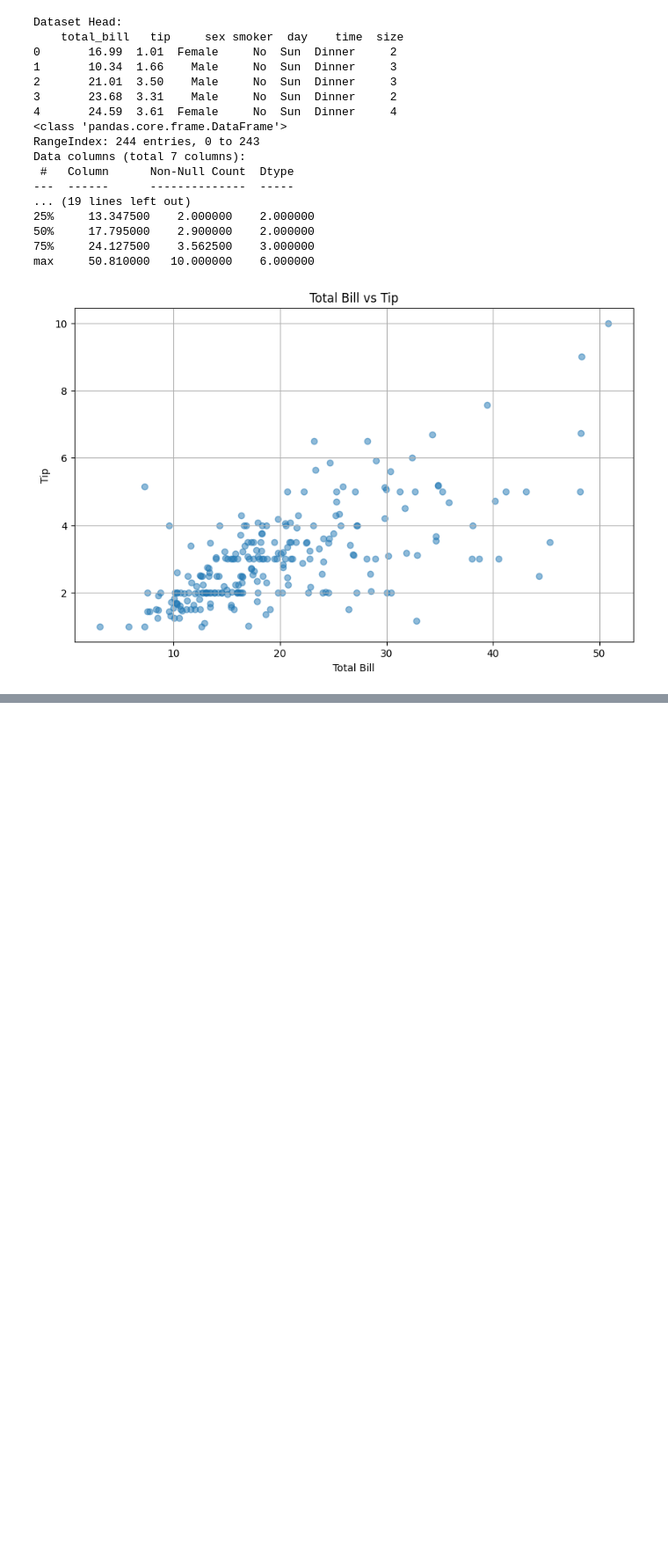
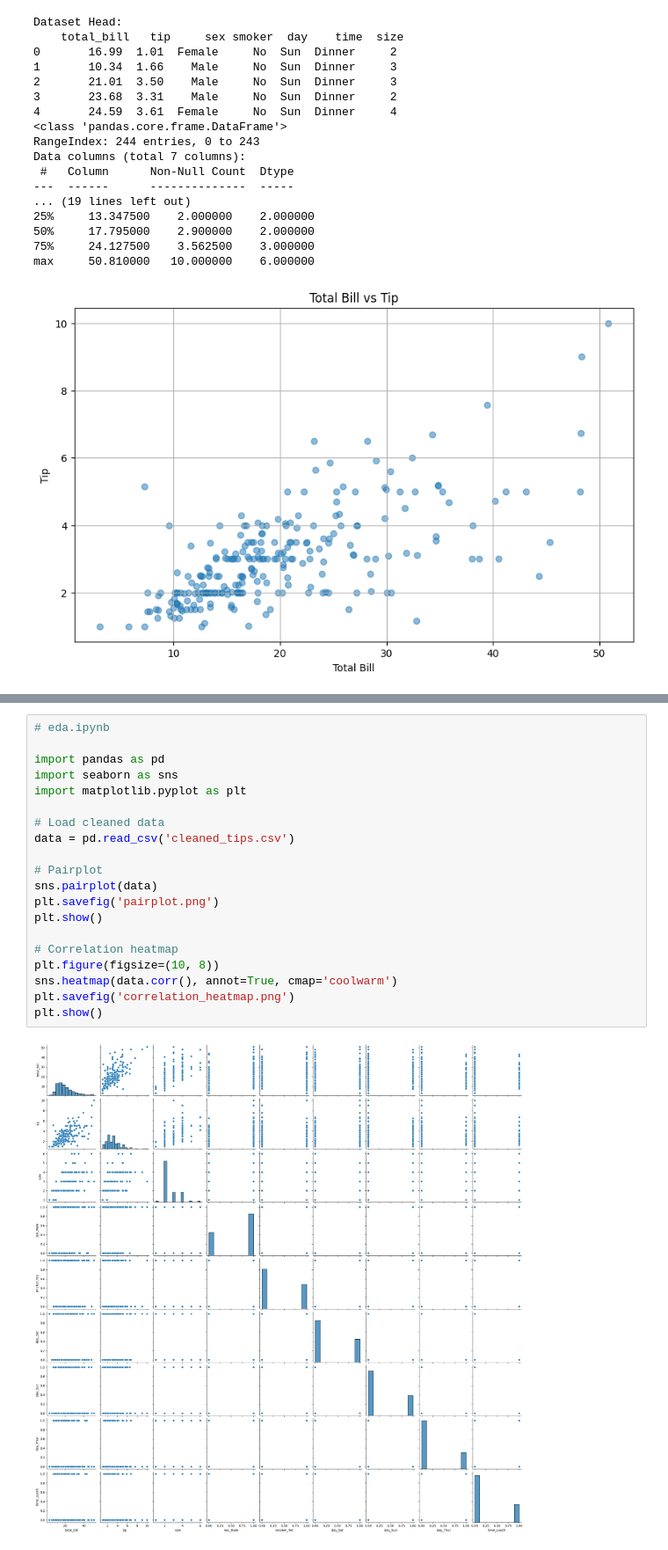
Before and after one commit to codewithresh/data_analysis, a Jupyter notebook: Data_AnalysisTotalBillvsTip.ipynb, the cells around one changed output, grey strips where cells are left out. Shown at 88% size. Drawn from its saved outputs; the diff is of its cells as text; blank space fills up the shorter version.

```diff
--- a/Data_AnalysisTotalBillvsTip.ipynb
+++ b/Data_AnalysisTotalBillvsTip.ipynb
@@ -58,0 +86,22 @@ max     50.810000   10.000000    6.000000
+# %%
+# eda.ipynb
+
+import pandas as pd
+import seaborn as sns
+import matplotlib.pyplot as plt
+
+# Load cleaned data
+data = pd.read_csv('cleaned_tips.csv')
+
+# Pairplot
+sns.pairplot(data)
+plt.savefig('pairplot.png')
+plt.show()
+
+# Correlation heatmap
+plt.figure(figsize=(10, 8))
+sns.heatmap(data.corr(), annot=True, cmap='coolwarm')
+plt.savefig('correlation_heatmap.png')
+plt.show()
+# %% [output]
+[figure, added]
```
Also changed, not shown: parts of 4 cells of this notebook.
